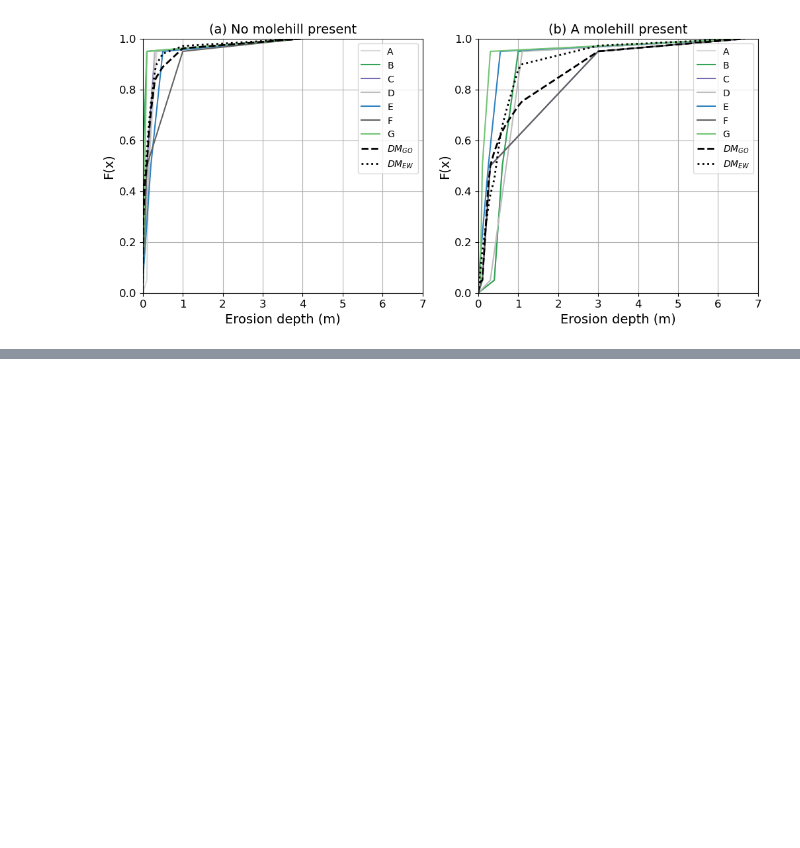
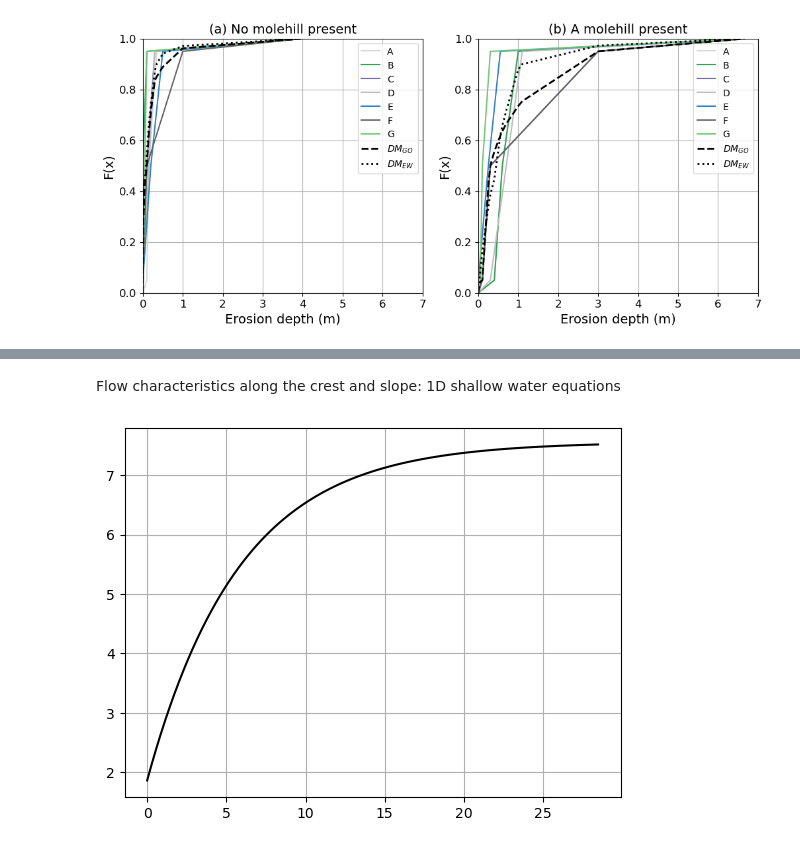
Before and after one commit to patmanas/burros, a Jupyter notebook: analysis_ewg.ipynb, the cells around one changed output, grey strips where cells are left out. Drawn from its saved outputs; the diff is of its cells as text; code cells hidden in the pictures; blank space fills up the shorter version.

```diff
--- a/analysis_ewg.ipynb
+++ b/analysis_ewg.ipynb
@@ -417,0 +502,46 @@ ax[1].tick_params(axis='both', which='minor', labelsize=12)
+# %% [markdown]
+Flow characteristics along the crest and slope: 1D shallow water equations
+# %%
+# def max_u_horizontal(x_coord, friction, inst_Q, u_0):
+#     u_horizontal = (friction*x_coord/2/inst_Q+1/u_0)**(-1)
+#     return u_horizontal
+
+def max_u_horizontal(x_coord, friction, inst_Q, u_0):
+    denom = friction*x_coord/(2*inst_Q) + 1/u_0
+    u_horizontal = np.where(np.isfinite(denom) & (denom != 0),
+                            1/denom,
+                            np.nan)
+    return u_horizontal
+
+def max_u_slope(x_coord, u_0, friction, inst_Q, angle_slope):\
+    # note tht x_coord is defined along the slope
+    alpha = (9.81*np.sin(angle_slope))**(1/3)
+    beta = np.sqrt(friction/2/inst_Q)
+    mu = u_0 - alpha/beta
+    u_slope = alpha/beta + mu*np.exp(-3*(beta**2)*alpha*x_coord/np.cos(angle_slope))
+    return u_slope
+
+# define parameters
+friction = 0.01
+
+# max velocity at the end of the crest for all the samples
+u_end_crest= [max_u_horizontal(4, friction, samples[i][:,1]*samples[i][:,2], samples[i][:,1]) for i in range(len(samples))]
+
+# max velocity at the slope for all the samples
+coordinates_to_evaluate = np.linspace(0, slope_length, 100)
+friction = np.array([friction]*len(coordinates_to_evaluate))
+max_velocities = []
+
+for i in range(simulations):
+    max_velocities_2d = np.zeros((len(samples), len(coordinates_to_evaluate)))
+    for j in range(len(samples)):
+        max_velocities_2d[j]=max_u_slope(coordinates_to_evaluate, u_end_crest[i][j], friction,
+                                 samples[i][j,1]*samples[i][j,2], angle_slope)
+    max_velocities.append(max_velocities_2d)
+
+# max_velocities
+# Plot max velocities
+plt.plot(coordinates_to_evaluate, max_velocities[0][0, :], color='k')
+plt.grid()
+# %% [output]
+[figure, added]
```
Also changed, not shown: parts of 31 cells of this notebook.
